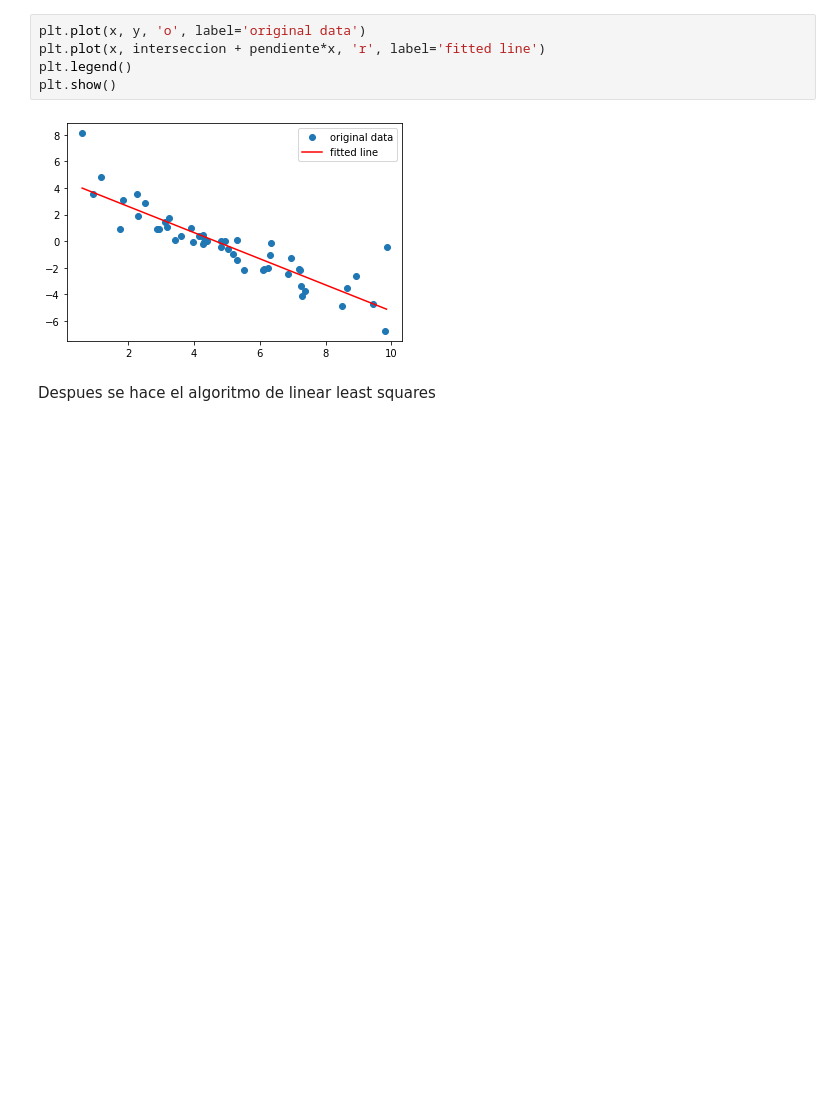
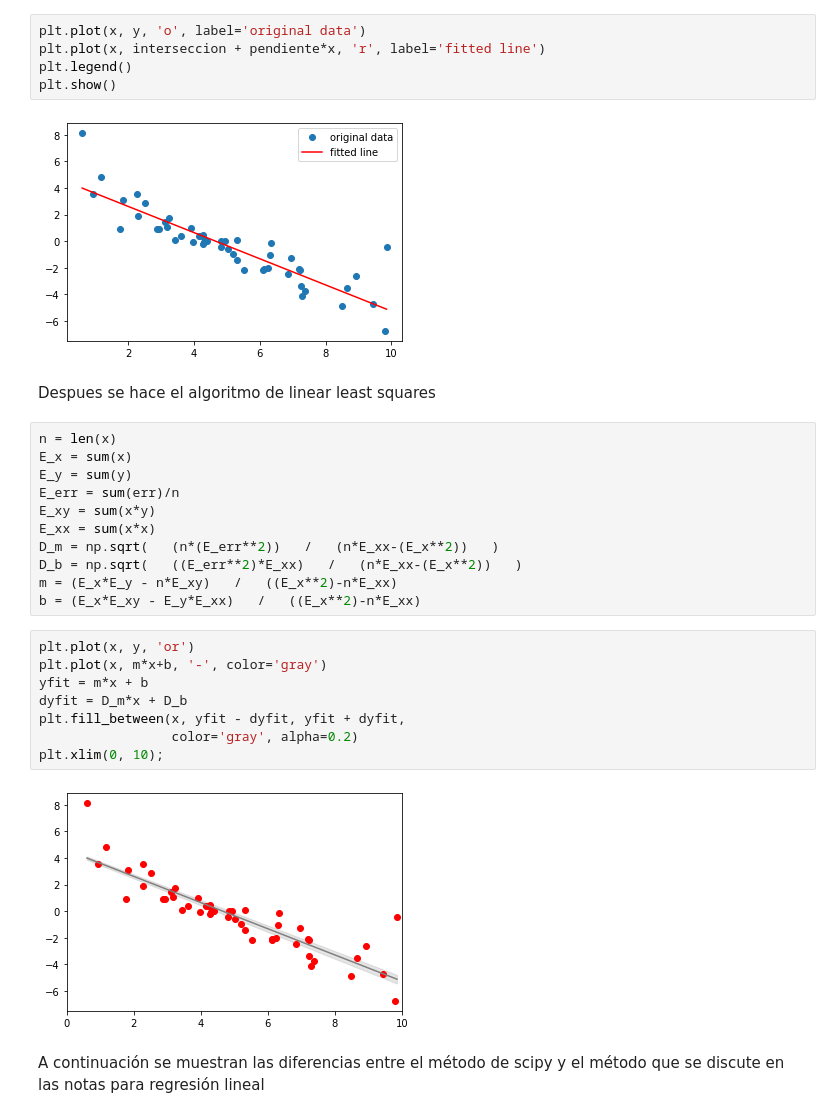
Before and after one commit to DCIDA2019/dcida2020ii-JoseDeJesusMV, a Jupyter notebook: Oct9/Ejercicio.ipynb, the cells around one changed output. Cells and saved outputs as stored; diff of their text form; blank space fills up the shorter version.

```diff
--- a/Oct9/Ejercicio.ipynb
+++ b/Oct9/Ejercicio.ipynb
@@ -32,3 +32,27 @@ plt.show()
 [figure]
 # %% [markdown]
 Despues se hace el algoritmo de linear least squares
+# %%
+n = len(x)
+E_x = sum(x)
+E_y = sum(y)
+E_err = sum(err)/n
+E_xy = sum(x*y)
+E_xx = sum(x*x)
+D_m = np.sqrt(   (n*(E_err**2))   /   (n*E_xx-(E_x**2))   )
+D_b = np.sqrt(   ((E_err**2)*E_xx)   /   (n*E_xx-(E_x**2))   )
+m = (E_x*E_y - n*E_xy)   /   ((E_x**2)-n*E_xx)
+b = (E_x*E_xy - E_y*E_xx)   /   ((E_x**2)-n*E_xx)
+# %%
+plt.plot(x, y, 'or')
+plt.plot(x, m*x+b, '-', color='gray')
+yfit = m*x + b
+dyfit = D_m*x + D_b
+plt.fill_between(x, yfit - dyfit, yfit + dyfit,
+                 color='gray', alpha=0.2)
+plt.xlim(0, 10);
+# %% [output]
+[figure, added]
+# %% [markdown]
+A continuación se muestran las diferencias entre el método de scipy y el método que se discute en las notas
+para regresión lineal
```
Also changed, not shown: parts of 2 cells of this notebook, 1 other file.
